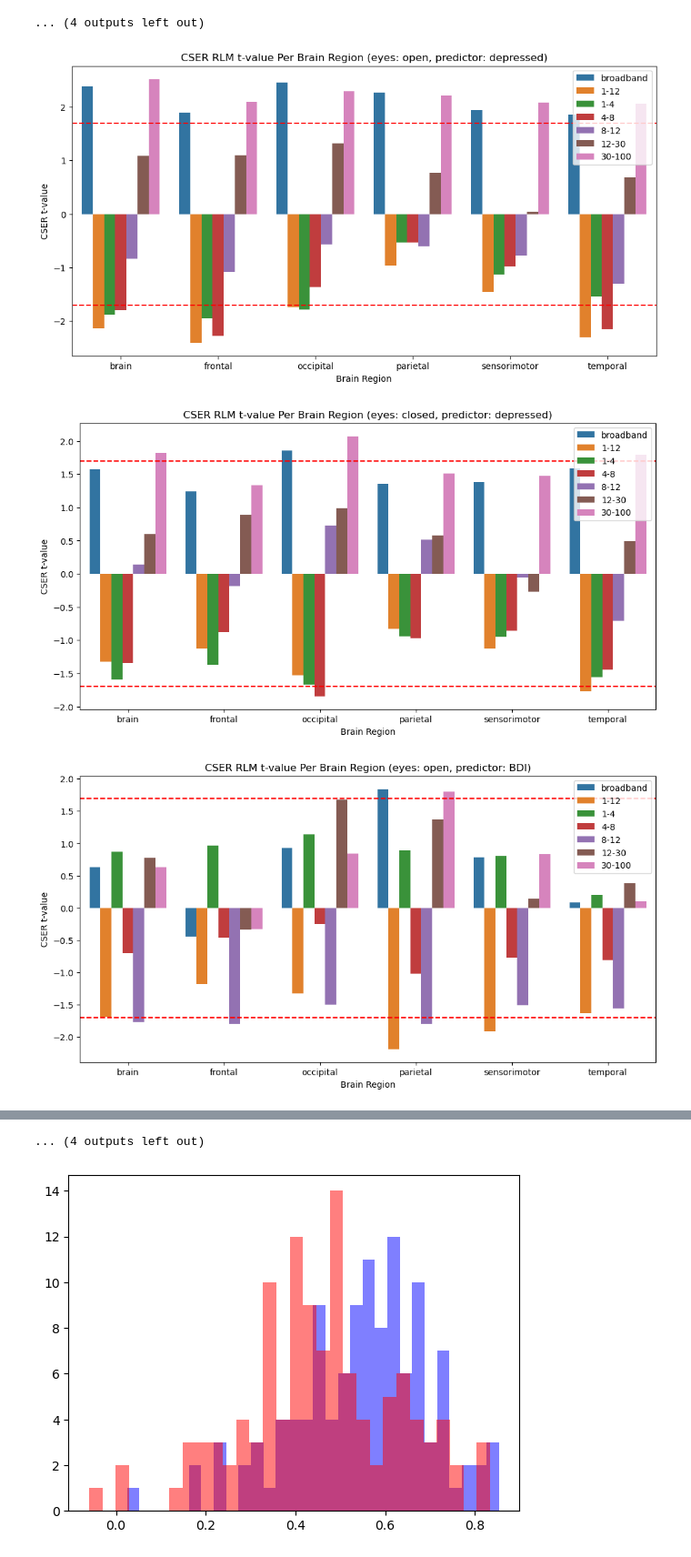
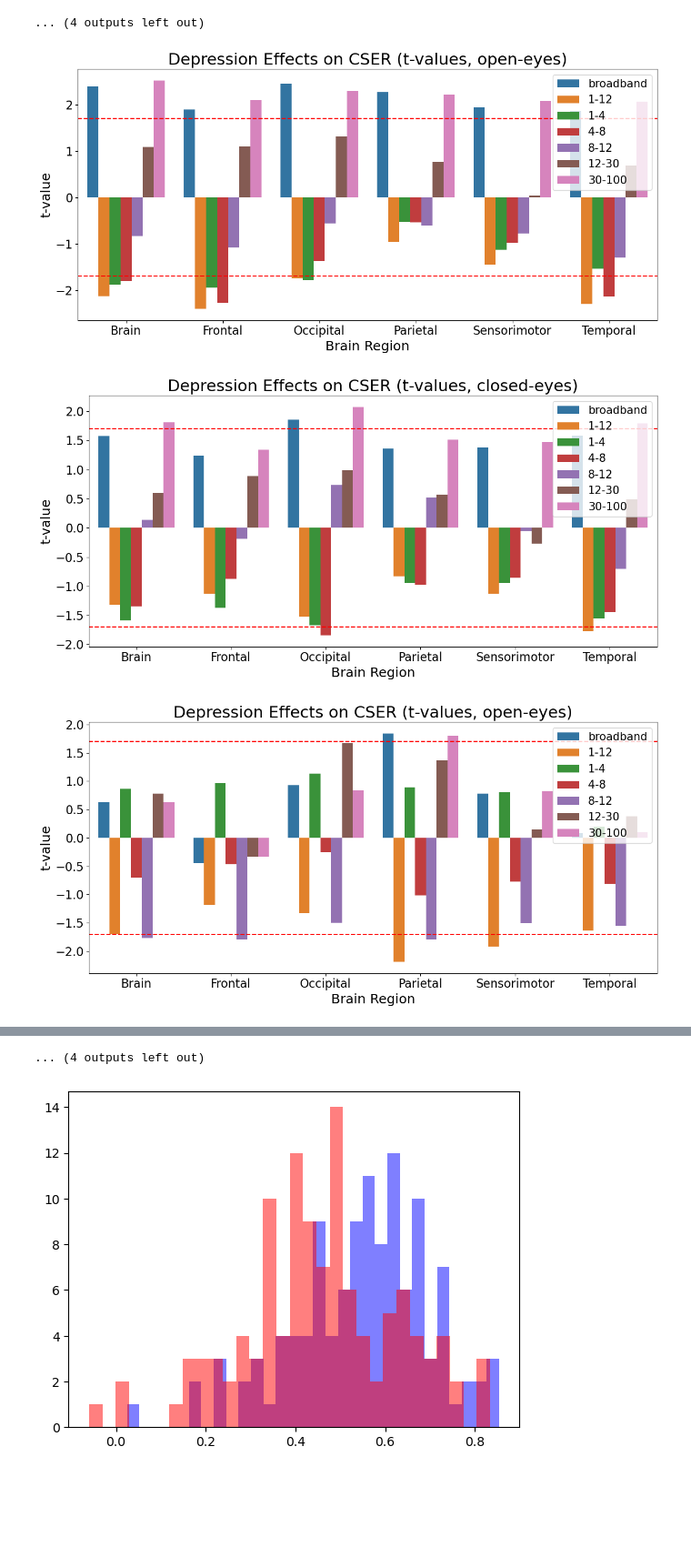
Before and after one commit to ldubravica/MScResearchProject, a Jupyter notebook: analyse_cser.ipynb, the cells around one changed output, grey strips where cells are left out. Shown at 91% size. Drawn from its saved outputs; the diff is of its cells as text; code cells hidden in the pictures; blank space fills up the shorter version.

```diff
--- a/analyse_cser.ipynb
+++ b/analyse_cser.ipynb
@@ -615,23 +615,37 @@ for var in variables:
 # %%
 def barplot_significance(eyes, var):
     plt.figure(figsize=(12, 6))
-    sns.barplot(data=rlm_results[(rlm_results['eyes'] == eyes) & (rlm_results['variable'] == var) & (rlm_results['area'].isin(['brain'] + list(region_map.keys())))],
-                x='area', y='t_value', hue='band', errorbar=None)
-    plt.title(f'CSER RLM t-value Per Brain Region (eyes: {eyes}, predictor: {var})')
-    plt.xlabel('Brain Region')
-    plt.ylabel('CSER t-value')
+    sns.barplot(
+        data=rlm_results[
+            (rlm_results['eyes'] == eyes) &
+            (rlm_results['variable'] == var) &
+            (rlm_results['area'].isin(['brain'] + list(region_map.keys())))
+        ],
+        x='area', y='t_value', hue='band', errorbar=None
+    )
+    # plt.title(f'CSER RLM t-values (eyes: {eyes}, predictor: {var})', fontsize=22)
+    plt.title(f'Depression Effects on CSER (t-values, {eyes}-eyes)', fontsize=22)
+
+    plt.xlabel('Brain Region', fontsize=18)
+    plt.ylabel('t-value', fontsize=18)
+    plt.xticks(fontsize=16)
+    ax = plt.gca()
+    labels = [label.get_text().capitalize() for label in ax.get_xticklabels()]
+    ax.set_xticklabels(labels)
+    plt.yticks(fontsize=16)
     plt.axhline(y=1.7, color='r', linestyle='--')
     plt.axhline(y=-1.7, color='r', linestyle='--')
-    plt.legend(loc='upper right')
+    plt.legend(loc='upper right', fontsize=15, title_fontsize=15)
+    plt.tight_layout()
     plt.show()
 
 
 for var in variables:
     if var in ['intercept']:
         continue
     barplot_significance('open', var)
     barplot_significance('closed', var)
 # %% [output]
-[figure, old version]
+[figure, new version]
-[figure, old version]
+[figure, new version]
-[figure, old version]
+[figure, new version]
```
Also changed, not shown: parts of 1 cell of this notebook, 3 other files.
